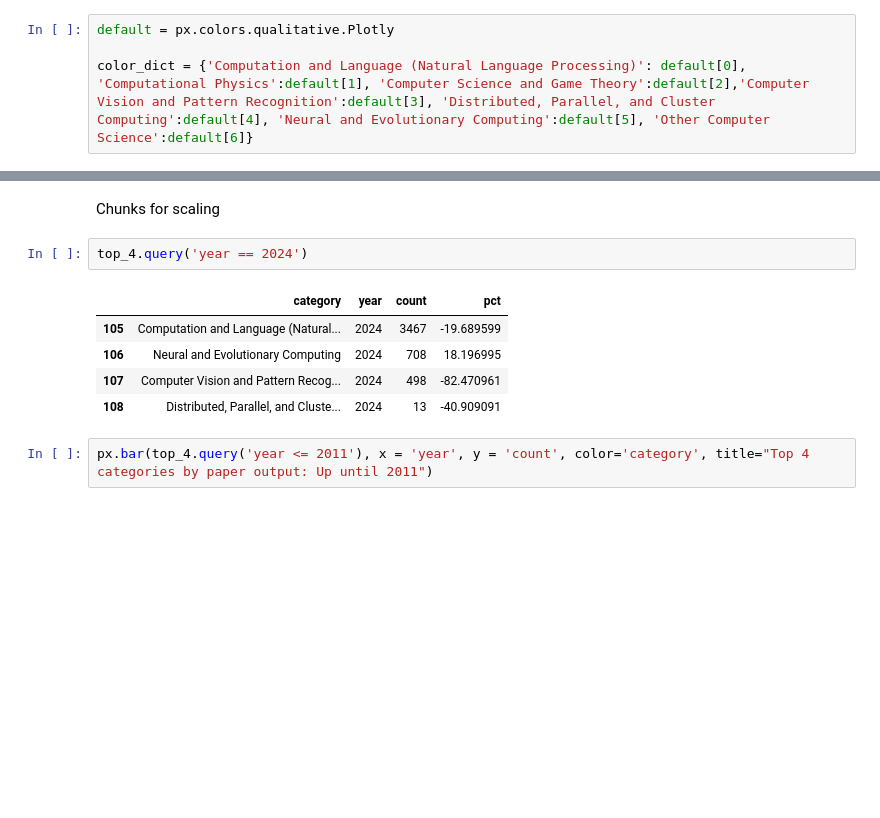
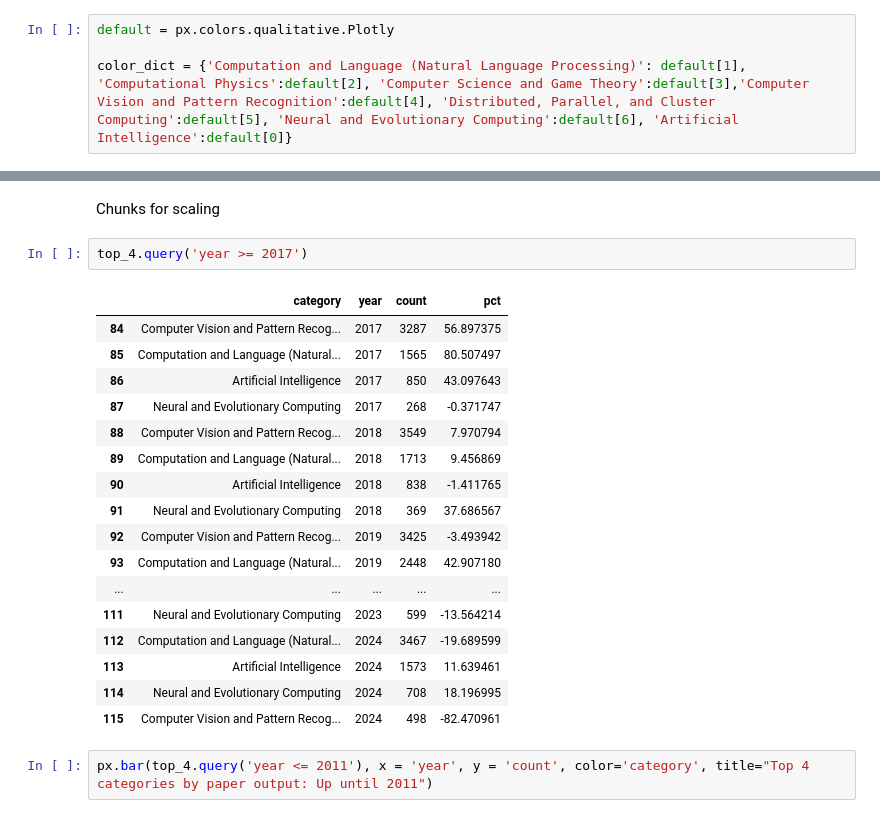
Before and after one commit to narenp12/stats140finalproj, a Jupyter notebook: comp.ipynb, the cells around one changed output, grey strips where cells are left out. Drawn from its saved outputs; the diff is of its cells as text; blank space fills up the shorter version.

Commit message:
Changed other CS topic to AI for comp nb, updated topic list time preds next

```diff
--- a/comp.ipynb
+++ b/comp.ipynb
@@ -33,7 +34,7 @@ print(pd.unique(cat_year_num.category))
 # %%
 default = px.colors.qualitative.Plotly
 
-color_dict = {'Computation and Language (Natural Language Processing)': default[0], 'Computational Physics':default[1], 'Computer Science and Game Theory':default[2],'Computer Vision and Pattern Recognition':default[3], 'Distributed, Parallel, and Cluster Computing':default[4], 'Neural and Evolutionary Computing':default[5], 'Other Computer Science':default[6]}
+color_dict = {'Computation and Language (Natural Language Processing)': default[1], 'Computational Physics':default[2], 'Computer Science and Game Theory':default[3],'Computer Vision and Pattern Recognition':default[4], 'Distributed, Parallel, and Cluster Computing':default[5], 'Neural and Evolutionary Computing':default[6], 'Artificial Intelligence':default[0]}
 # %% [markdown]
 ### Bar plots for individual computational topics
 # %%
@@ -134,13 +135,25 @@ px.bar(top_4, x = 'year', y = 'count', color='category', title="Top 4 categories
 # %% [markdown]
 Chunks for scaling
 # %%
-top_4.query('year == 2024')
+top_4.query('year >= 2017')
 # %% [output]
 |  | category | year | count | pct |
-| 105 | Computation and Language (Natural... | 2024 | 3467 | -19.689599 |
-| 106 | Neural and Evolutionary Computing | 2024 | 708 | 18.196995 |
-| 107 | Computer Vision and Pattern Recog... | 2024 | 498 | -82.470961 |
-| 108 | Distributed, Parallel, and Cluste... | 2024 | 13 | -40.909091 |
+| 84 | Computer Vision and Pattern Recog... | 2017 | 3287 | 56.897375 |
+| 85 | Computation and Language (Natural... | 2017 | 1565 | 80.507497 |
+| 86 | Artificial Intelligence | 2017 | 850 | 43.097643 |
+| 87 | Neural and Evolutionary Computing | 2017 | 268 | -0.371747 |
+| 88 | Computer Vision and Pattern Recog... | 2018 | 3549 | 7.970794 |
+| 89 | Computation and Language (Natural... | 2018 | 1713 | 9.456869 |
+| 90 | Artificial Intelligence | 2018 | 838 | -1.411765 |
+| 91 | Neural and Evolutionary Computing | 2018 | 369 | 37.686567 |
+| 92 | Computer Vision and Pattern Recog... | 2019 | 3425 | -3.493942 |
+| 93 | Computation and Language (Natural... | 2019 | 2448 | 42.907180 |
+| ... | ... | ... | ... | ... |
+| 111 | Neural and Evolutionary Computing | 2023 | 599 | -13.564214 |
+| 112 | Computation and Language (Natural... | 2024 | 3467 | -19.689599 |
+| 113 | Artificial Intelligence | 2024 | 1573 | 11.639461 |
+| 114 | Neural and Evolutionary Computing | 2024 | 708 | 18.196995 |
+| 115 | Computer Vision and Pattern Recog... | 2024 | 498 | -82.470961 |
 # %%
 px.bar(top_4.query('year <= 2011'), x = 'year', y = 'count', color='category', title="Top 4 categories by paper output: Up until 2011")
 # %% [markdown]
```
Also changed, not shown: parts of 12 cells of this notebook, 2 other files.
